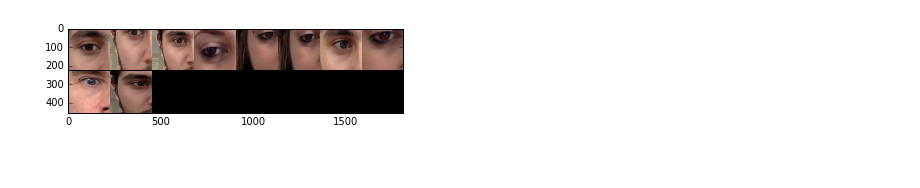
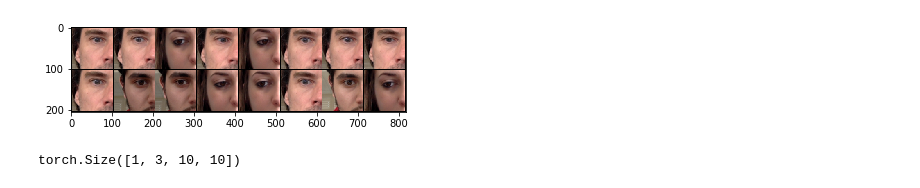
Before and after one commit to anaisbrgs/StageL3, a Jupyter notebook: 2018-03-21 data_base.ipynb, the cells around one changed output. Cells and saved outputs as stored; diff of their text form; code cells hidden in the pictures; blank space fills up the shorter version.

```diff
--- a/2018-03-21 data_base.ipynb
+++ b/2018-03-21 data_base.ipynb
@@ -1,5 +1,6 @@
 # %%
 import torch
+import torchvision
 import torch.nn as nn
 import torch.nn.parallel
 import torch.backends.cudnn as cudnn
@@ -7,34 +8,35 @@ import torch.distributed as dist
 import torch.optim
 import torch.utils.data
 import torch.utils.data.distributed
+from torchvision.utils import make_grid
 import torchvision.transforms as transforms
 import torchvision.datasets as datasets
 import torchvision.models as models
 import matplotlib.pyplot as plt
 import numpy as np
 
 def show(img, gamma=.5, noise_level=.4, transpose=True):
 
     npimg = img.numpy()
     plt.figure()
     if transpose:
         plt.imshow(np.transpose(npimg, (1, 2, 0)))
     else:
         plt.imshow(npimg)
 
 image_data = torchvision.datasets.ImageFolder('dataset',
-transforms.Compose([transforms.RandomResizedCrop(224),
+transforms.Compose([transforms.Resize(100),
 transforms.ToTensor()]))
 
-data_loader = torch.utils.data.DataLoader(image_data, batch_size=10,
+data_loader = torch.utils.data.DataLoader(image_data, batch_size=16,
 shuffle=True)
 
 dataiter = iter(data_loader)
 images,foo = next(dataiter)
 
 show(torchvision.utils.make_grid(images, normalize=True))
-
+plt.show()
 #outputs = conv_ae(Variable(images_noise))
 #show(torchvision.utils.make_grid(outputs.data, normalize=True))
 # %% [output]
-[figure, old version]
+[figure, new version]
@@ -43,0 +43,4 @@ for foo in range(10):
+# %%
+images.size()
+# %% [output]
+torch.Size([1, 3, 10, 10])
```
Also changed, not shown: parts of 1 cell of this notebook, 2 other files.
